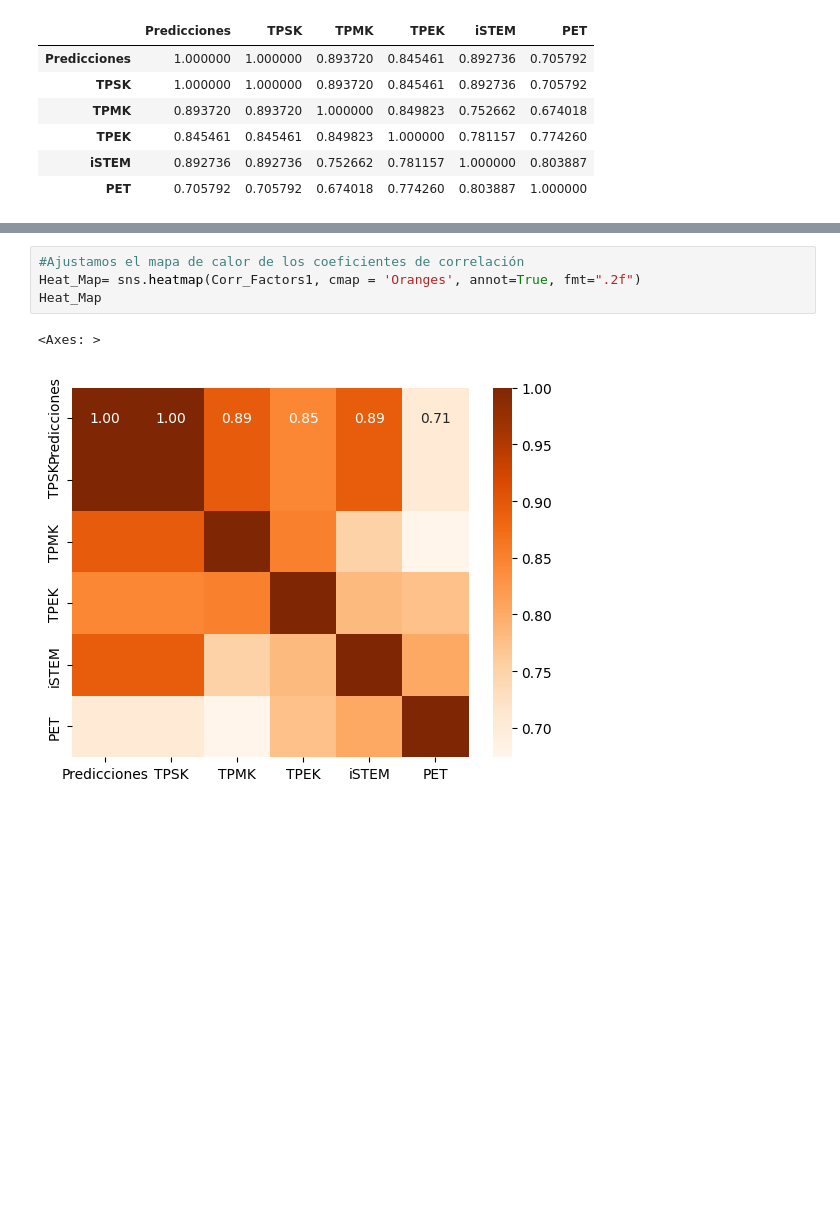
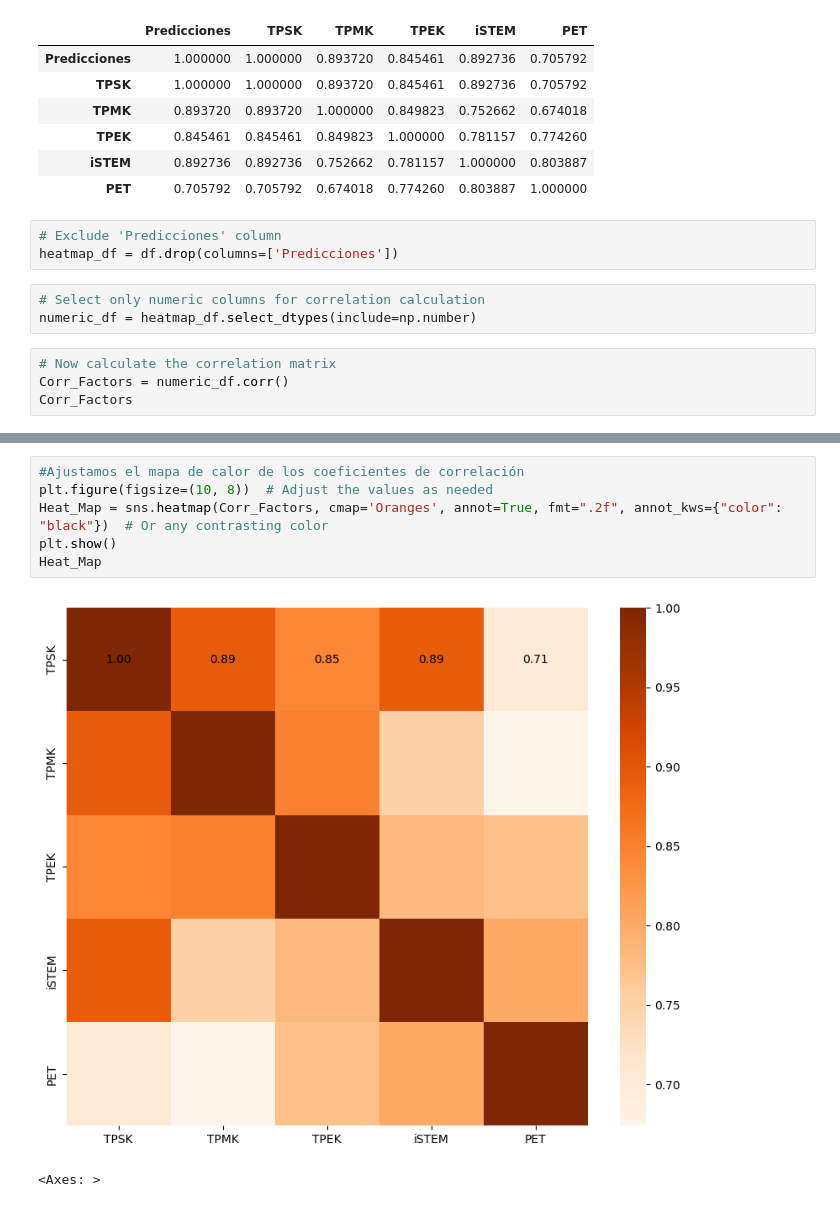
Before and after one commit to EduarBecerra/Extracci-n-de-datos, a Jupyter notebook: Regrasión_Lineal_Pretest_TP_STEMK.ipynb, the cells around one changed output, grey strips where cells are left out. Cells and saved outputs as stored; diff of their text form; blank space fills up the shorter version.

```diff
--- a/Regrasión_Lineal_Pretest_TP_STEMK.ipynb
+++ b/Regrasión_Lineal_Pretest_TP_STEMK.ipynb
@@ -204,3 +187,13 @@ Corr_Factors1
 | TPEK | 0.845461 | 0.845461 | 0.849823 | 1.000000 | 0.781157 | 0.774260 |
 | iSTEM | 0.892736 | 0.892736 | 0.752662 | 0.781157 | 1.000000 | 0.803887 |
 | PET | 0.705792 | 0.705792 | 0.674018 | 0.774260 | 0.803887 | 1.000000 |
+# %%
+# Exclude 'Predicciones' column
+heatmap_df = df.drop(columns=['Predicciones'])
+# %%
+# Select only numeric columns for correlation calculation
+numeric_df = heatmap_df.select_dtypes(include=np.number)
+# %%
+# Now calculate the correlation matrix
+Corr_Factors = numeric_df.corr()
+Corr_Factors
@@ -207,7 +207,9 @@ Corr_Factors1
 # %%
 #Ajustamos el mapa de calor de los coeficientes de correlación
-Heat_Map= sns.heatmap(Corr_Factors1, cmap = 'Oranges', annot=True, fmt=".2f")
+plt.figure(figsize=(10, 8))  # Adjust the values as needed
+Heat_Map = sns.heatmap(Corr_Factors, cmap='Oranges', annot=True, fmt=".2f", annot_kws={"color": "black"})  # Or any contrasting color
+plt.show()
 Heat_Map
 # %% [output]
+[figure, new version]
 <Axes: >
-[figure, old version]
```
Also changed, not shown: parts of 4 cells of this notebook.
